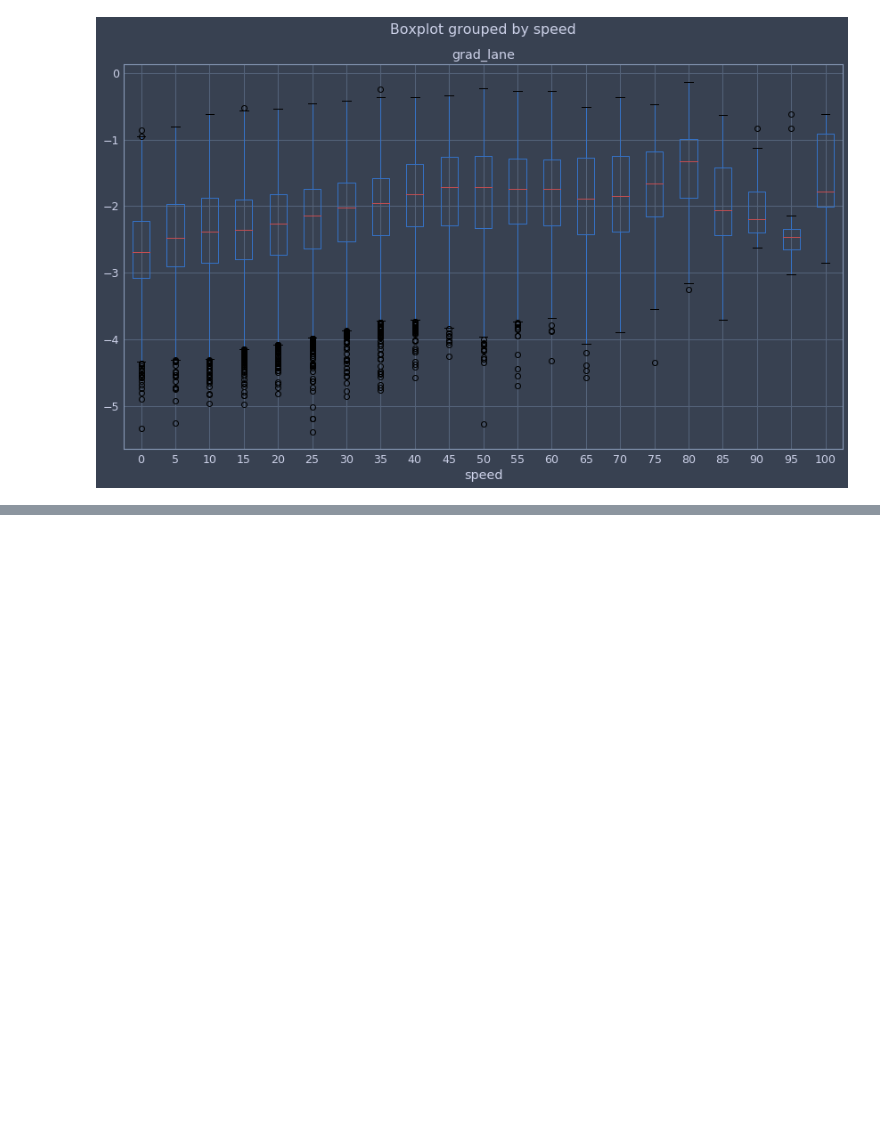
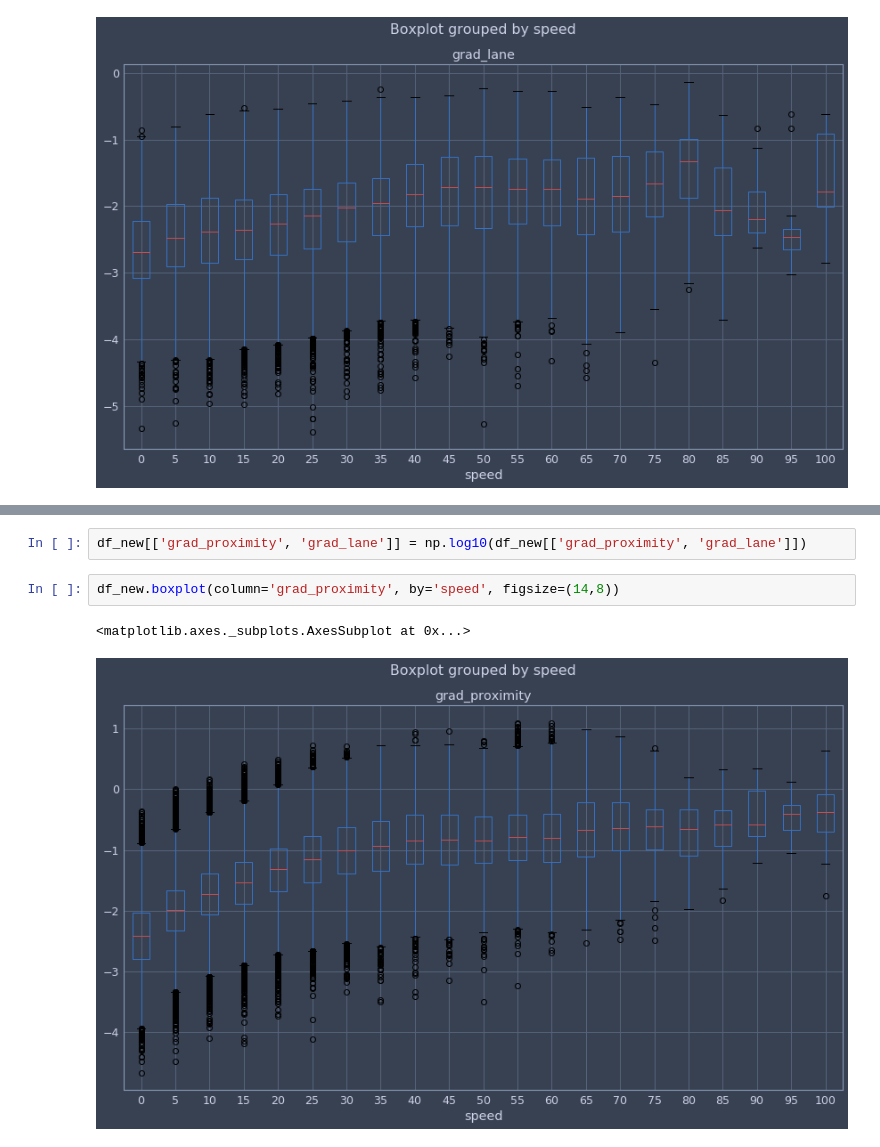
Before and after one commit to Atcold/pytorch-PPUU, a Jupyter notebook: Notebooks/Viz_Gradients.ipynb, the cells around one changed output, grey strips where cells are left out. Drawn from its saved outputs; the diff is of its cells as text; blank space fills up the shorter version.

```diff
--- a/Notebooks/Viz_Gradients.ipynb
+++ b/Notebooks/Viz_Gradients.ipynb
@@ -44,0 +68,7 @@ df_new.boxplot(column='grad_lane', by='speed', figsize=(14,8))
+# %%
+df_new[['grad_proximity', 'grad_lane']] = np.log10(df_new[['grad_proximity', 'grad_lane']])
+# %%
+df_new.boxplot(column='grad_proximity', by='speed', figsize=(14,8))
+# %% [output]
+<matplotlib.axes._subplots.AxesSubplot at 0x...>
+[figure, added]
```
Also changed, not shown: parts of 11 cells of this notebook, 1 other file.
